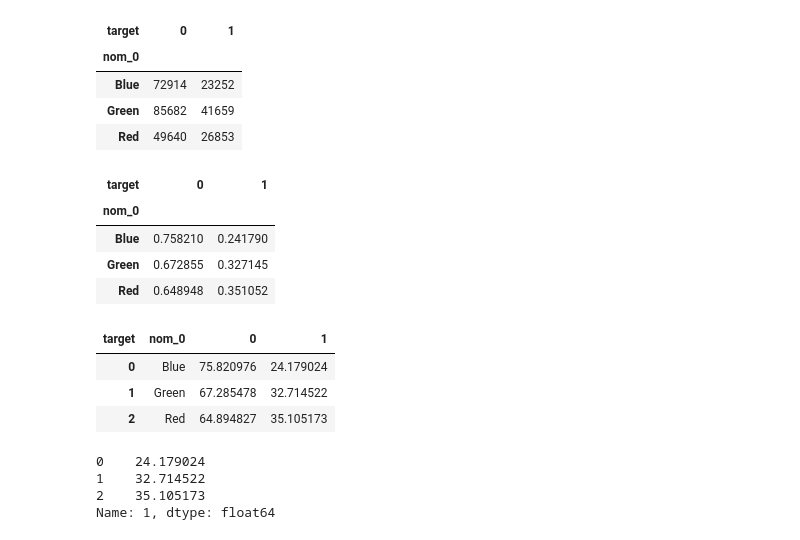
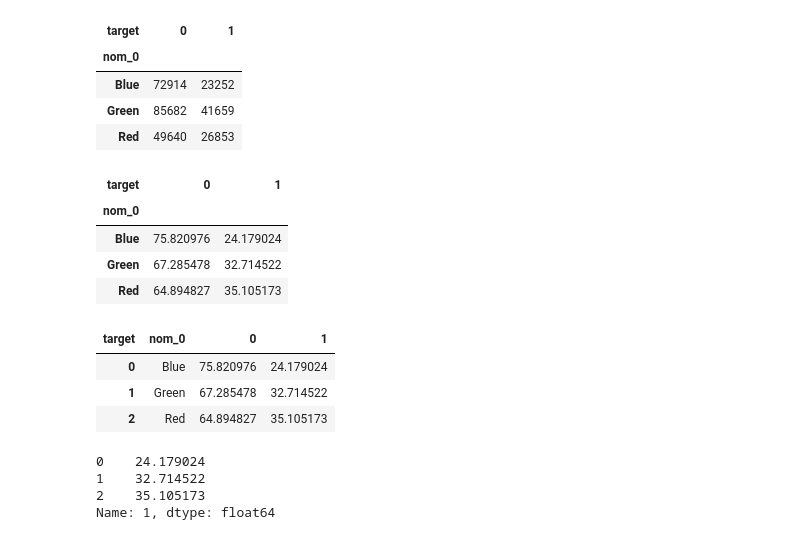
Before and after one commit to BaekKyunShin/Must-Have-Kaggle-Data-Science, a Jupyter notebook: ch4/categorical_feature_encoding_challenge_EDA.ipynb, the cells around one changed output. Cells and saved outputs as stored; diff of their text form; code cells hidden in the pictures.

```diff
--- a/ch4/categorical_feature_encoding_challenge_EDA.ipynb
+++ b/ch4/categorical_feature_encoding_challenge_EDA.ipynb
@@ -340,22 +236,22 @@ pd.crosstab(train['nom_0'], train['target'])
 | Green | 85682 | 41659 |
 | Red | 49640 | 26853 |
 # %%
-pd.crosstab(train['nom_0'], train['target'], normalize='index')
+crosstab = pd.crosstab(train['nom_0'], train['target'], normalize='index')*100
+crosstab
 # %% [output]
 | target | 0 | 1 |
 | nom_0 |  |  |
-| Blue | 0.758210 | 0.241790 |
-| Green | 0.672855 | 0.327145 |
-| Red | 0.648948 | 0.351052 |
+| Blue | 75.820976 | 24.179024 |
+| Green | 67.285478 | 32.714522 |
+| Red | 64.894827 | 35.105173 |
-# %%
-crosstab = pd.crosstab(train['nom_0'], train['target'], normalize='index')*100
-crosstab = crosstab.reset_index()
-crosstab
-# %% [output]
-| target | nom_0 | 0 | 1 |
-| 0 | Blue | 75.820976 | 24.179024 |
-| 1 | Green | 67.285478 | 32.714522 |
-| 2 | Red | 64.894827 | 35.105173 |
+# %%
+crosstab = crosstab.reset_index()
+crosstab
+# %% [output]
+| target | nom_0 | 0 | 1 |
+| 0 | Blue | 75.820976 | 24.179024 |
+| 1 | Green | 67.285478 | 32.714522 |
+| 2 | Red | 64.894827 | 35.105173 |
 # %%
 crosstab[1]
 # %% [output]
```
Also changed, not shown: parts of 42 cells of this notebook.
